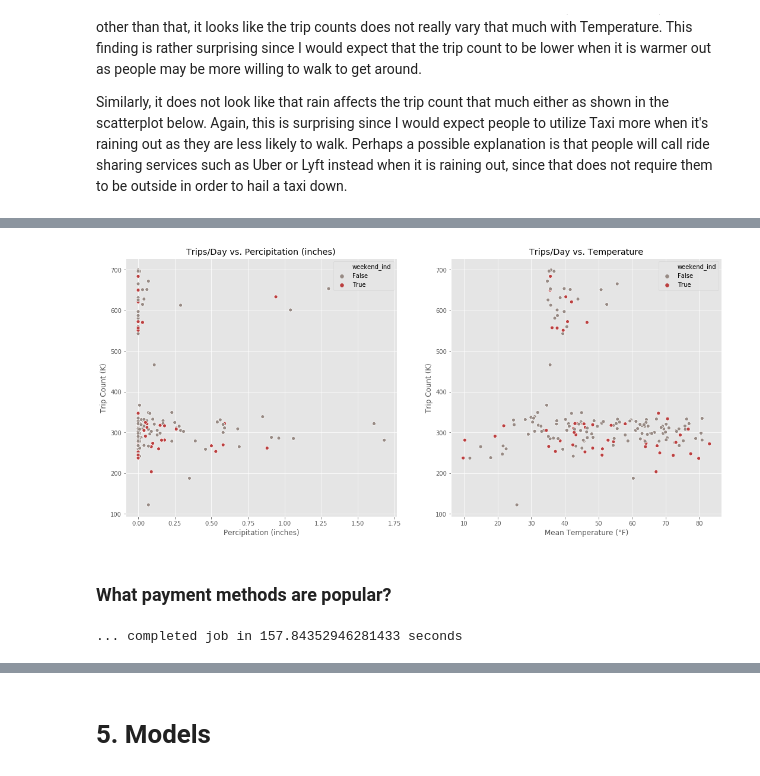
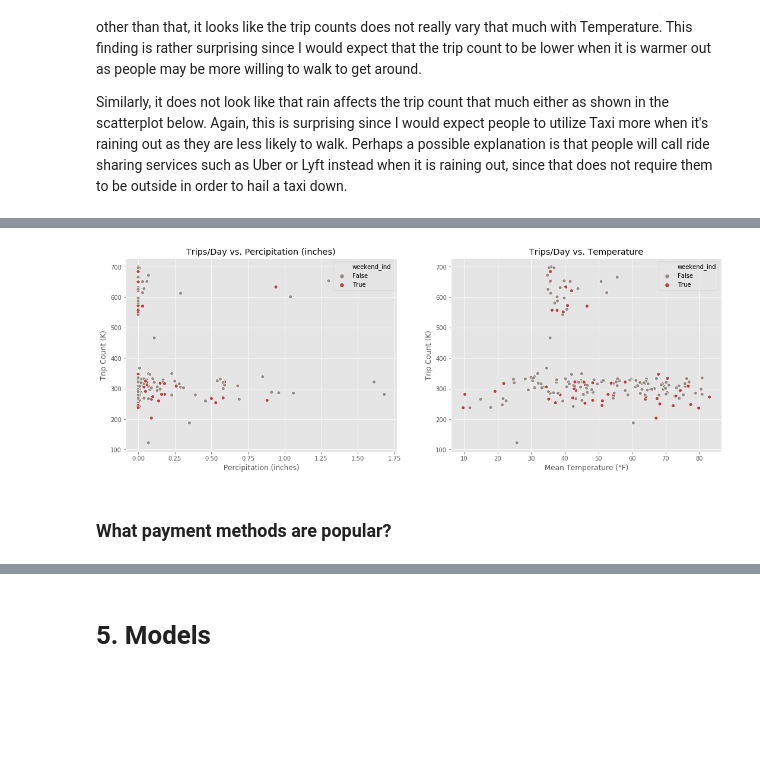
Before and after one commit to Alpha-1787/PySpark-NYC-Taxi-Trips-Analysis, a Jupyter notebook: nyc_taxi_trip_analysis.ipynb, the cells around one changed output, grey strips where cells are left out. Drawn from its saved outputs; the diff is of its cells as text; code cells hidden in the pictures; blank space fills up the shorter version.

```diff
--- a/nyc_taxi_trip_analysis.ipynb
+++ b/nyc_taxi_trip_analysis.ipynb
@@ -420,45 +436,39 @@ print(f"... completed job in {time.time() - start} seconds")
 pd_df["weekend_ind"] = pd_df.day_of_week.apply(lambda x: True if (x == "Saturday" or x == "Sunday") else False)
 
 # Initialize a 1x2 plot for our scatterplot
-fig, ax = plt.subplots(1, 2, figsize=(18,8))
+fig, ax = plt.subplots(1, 2, figsize=(18,6))
 
 # Scatterplot for trip count/day vs. percipitation
 sns.scatterplot(x="mean_percip_inch",
                 y="trip_count_k",
                 palette=["#978a84", "#bb3f3f"],
                 hue="weekend_ind",
                 data=pd_df, ax=ax[0])
 
 # Change axis labels for the trip count/day vs. percipitation scatterplot
 ax[0].set_ylabel("Trip Count (K)")
 ax[0].set_xlabel("Percipitation (inches)")
 ax[0].set_title("Trips/Day vs. Percipitation (inches)")
 
 # Scatterplot for trip count/day vs. temperature
 sns.scatterplot(x="mean_temp",
                 y="trip_count_k",
                 palette=["#978a84", "#bb3f3f"],
                 hue="weekend_ind",
                 data=pd_df,
                 ax=ax[1])
 
 # change axis labels and title
 ax[1].set_ylabel("Trip Count (K)")
 ax[1].set_xlabel("Mean Temperature (°F)")
 ax[1].set_title("Trips/Day vs. Temperature")
 
 # Show the plot!
 plt.show()
 # %% [output]
-[figure, old version]
+[figure, new version]
 # %% [markdown]
 ### What payment methods are popular?
-# %%
-start = time.time()
-count = combo_df.count()
-print(f"... completed job in {time.time() - start} seconds")
-# %% [output]
-... completed job in 157.84352946281433 seconds
 # %%
 query = """
 SELECT
```
Also changed, not shown: parts of 11 cells of this notebook.
